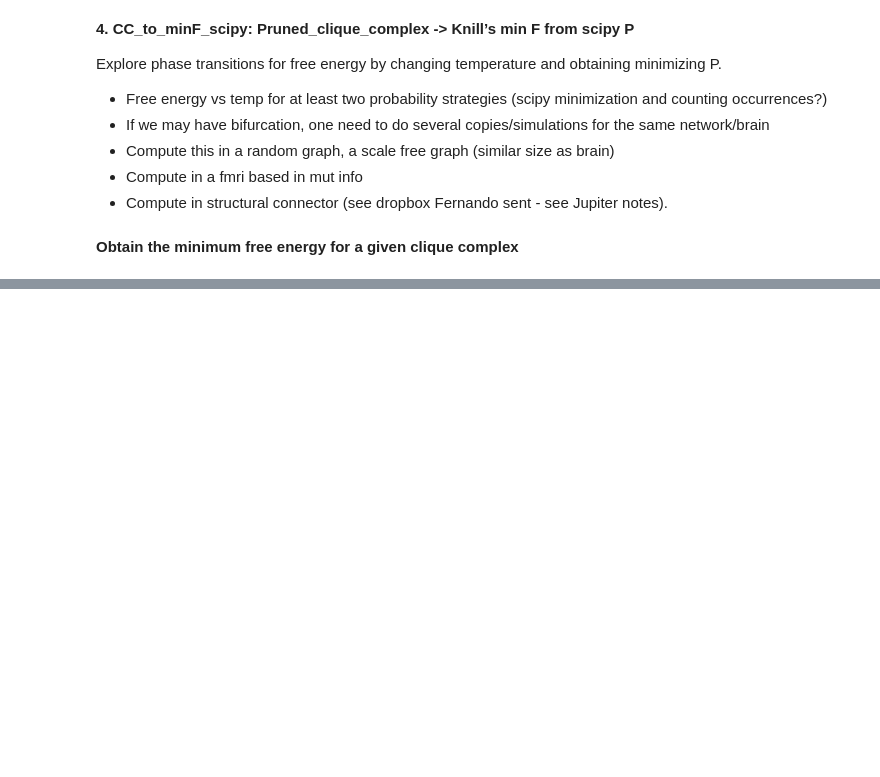
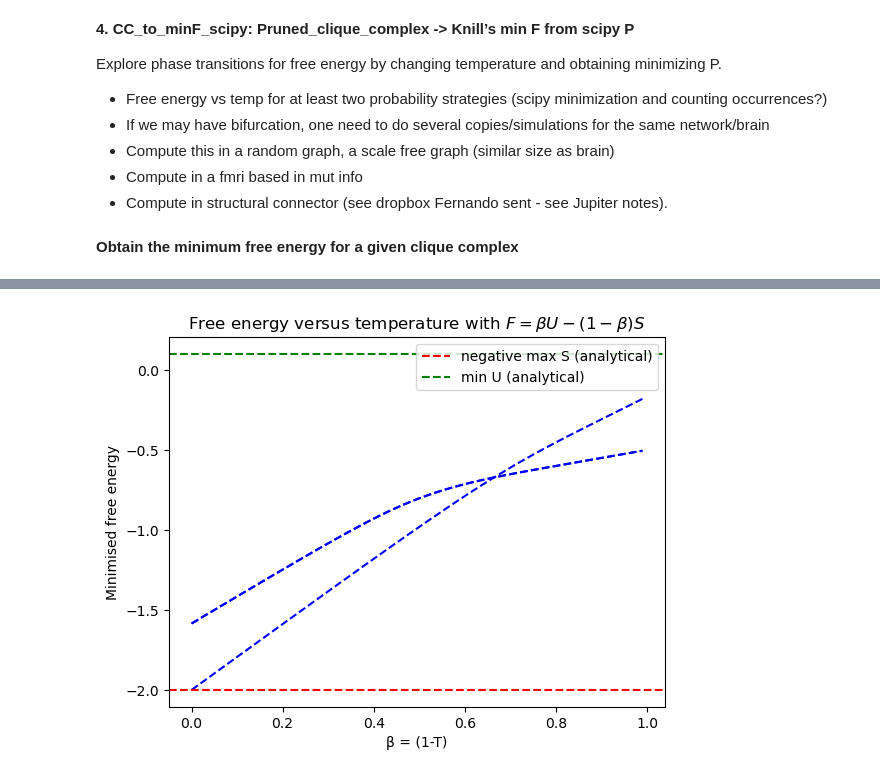
Before and after one commit to cyrilrommens/Free_energy_of_simplicial_complexes, a Jupyter notebook: phase_transitions.ipynb, the cells around one changed output, grey strips where cells are left out. Drawn from its saved outputs; the diff is of its cells as text; code cells hidden in the pictures; blank space fills up the shorter version.

```diff
--- a/phase_transitions.ipynb
+++ b/phase_transitions.ipynb
@@ -95,7 +94,20 @@ def complete_f_generator(clique_complex):
     temperature_list = np.arange(0, 1, 0.01)
 
     for temperature in temperature_list:
-        f = complete_f_generator_scipy(clique_complex_list[0], temperature)[0]
+        f = complete_f_generator_scipy(clique_complex, temperature)[0]
         f_list.append(f)
 
     return f_list, temperature_list, min_energy_value, max_entropy_value
+# %%
+for i in range(0, len(clique_complex_list)):
+    f_list, temperature_list, min_energy_value, max_entropy_value = complete_f_generator(clique_complex_list[i])
+    plt.plot(temperature_list, f_list, 'b--')
+plt.title('Free energy versus temperature with $F= β U - (1-β) S$')
+plt.ylabel('Minimised free energy')
+plt.xlabel('β = (1-T)')
+plt.axhline(y=-max_entropy_value, color='r', linestyle='--', label='negative max S (analytical)')
+plt.axhline(y=min_energy_value, color='g', linestyle='--', label='min U (analytical)')
+plt.legend()
+plt.show()
+# %% [output]
+[figure, added]
```
Also changed, not shown: parts of 21 cells of this notebook, 3 other files.
